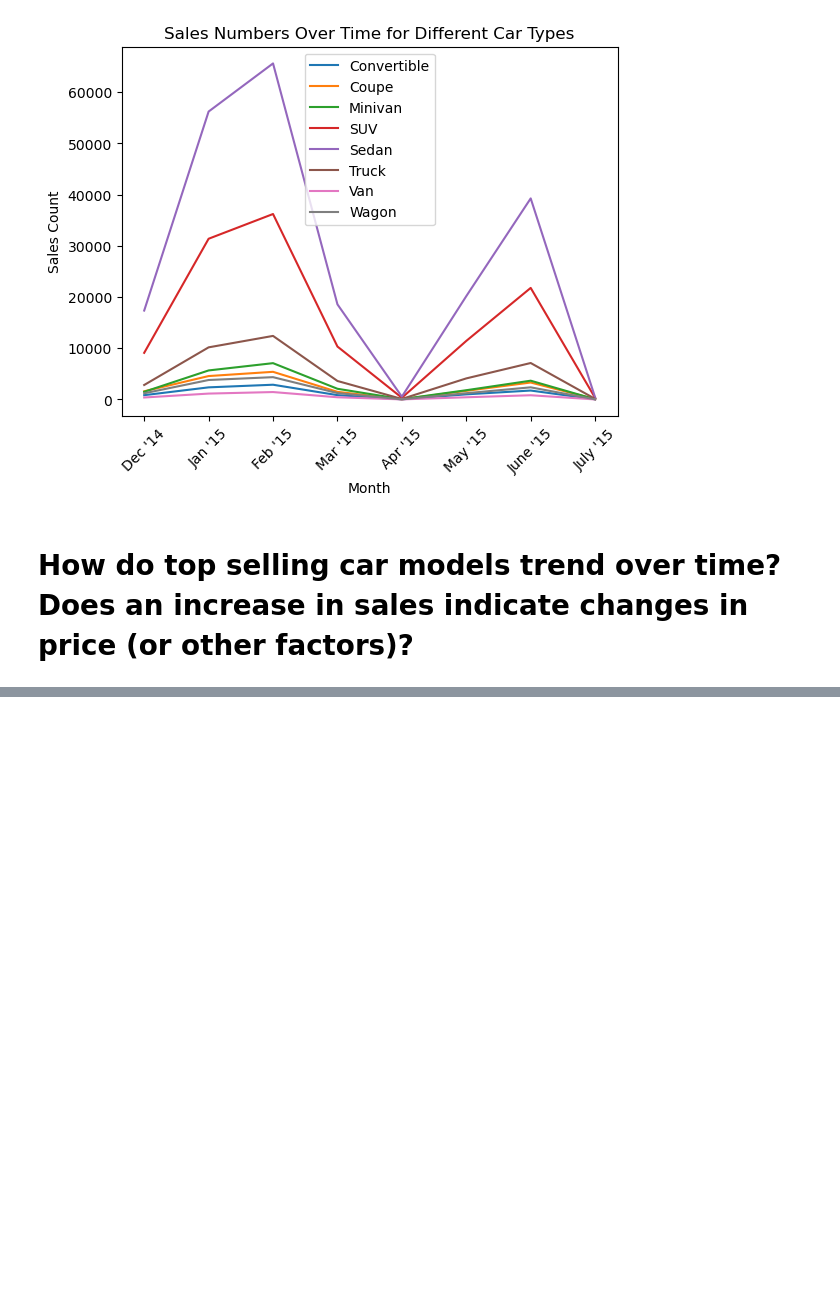
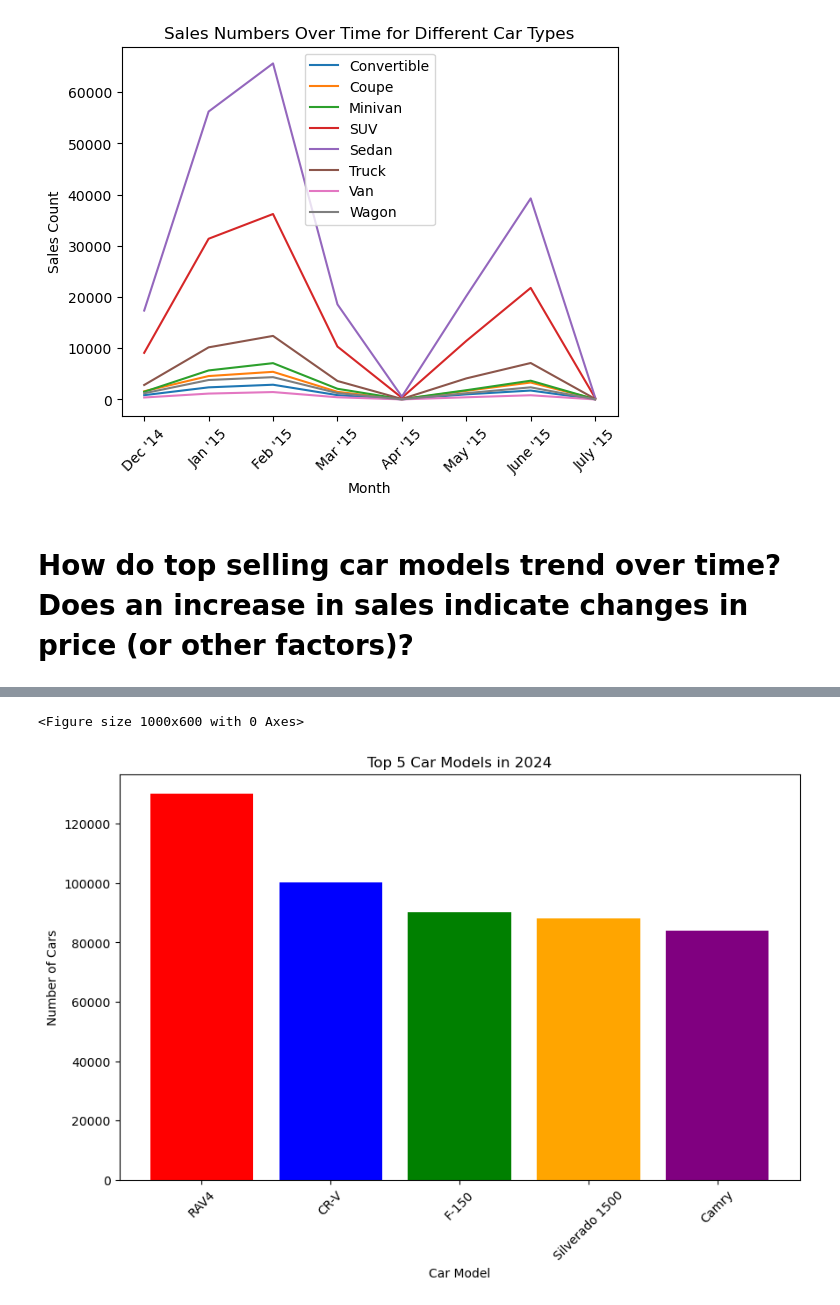
Before and after one commit to marsh52/project1, a Jupyter notebook: car_sales_analysis .ipynb, the cells around one changed output, grey strips where cells are left out. Cells and saved outputs as stored; diff of their text form; code cells hidden in the pictures; blank space fills up the shorter version.

Commit message:
added config file code, added top 5 cars average prices, top 5 cars in 2024 with the appropriate graphs

```diff
--- a/car_sales_analysis .ipynb
+++ b/car_sales_analysis .ipynb
@@ -98,0 +105,8 @@ plt.show()
+# %%
+# search base URL
+base_url = f"https://mc-api.marketcheck.com/v2/popular/cars?api_key={car_key}&car_type=new&country=us"
+
+
+response = requests.get(base_url).json()
+print(base_url)
+print(json.dumps(response, indent=4, sort_keys=True))
@@ -98,0 +131,24 @@ plt.show()
+# %%
+top50_df = pd.DataFrame(response)
+top50_df
+df_expanded = pd.concat([top50_df.drop(['price_stats'], axis=1), top50_df['price_stats'].apply(pd.Series)], axis=1)
+df_expanded = df_expanded.drop("miles_stats", axis=1)
+df_expanded = df_expanded.drop("dom_stats", axis=1)
+df_expanded
+plt.figure(figsize=(10, 6))  # Set the figure size
+top_5_cars = df_expanded.head(5)  # Select the top 5 cars
+
+plt.figure(figsize=(10, 6))  # Set the figure size
+
+plt.bar(top_5_cars['model'], top_5_cars['count'], color = colors)  # Create the bar chart for the top 5 cars
+
+plt.xlabel('Car Model')  # Set the x-axis label
+plt.ylabel('Number of Cars')  # Set the y-axis label
+plt.title('Top 5 Car Models in 2024')  # Set the title
+
+plt.xticks(rotation=45)  # Rotate x-axis labels for better visibility
+
+plt.show()  # Display the plot
+# %% [output]
+<Figure size 1000x600 with 0 Axes>
+[figure, added]
```
Also changed, not shown: parts of 6 cells of this notebook, 2 other files.
